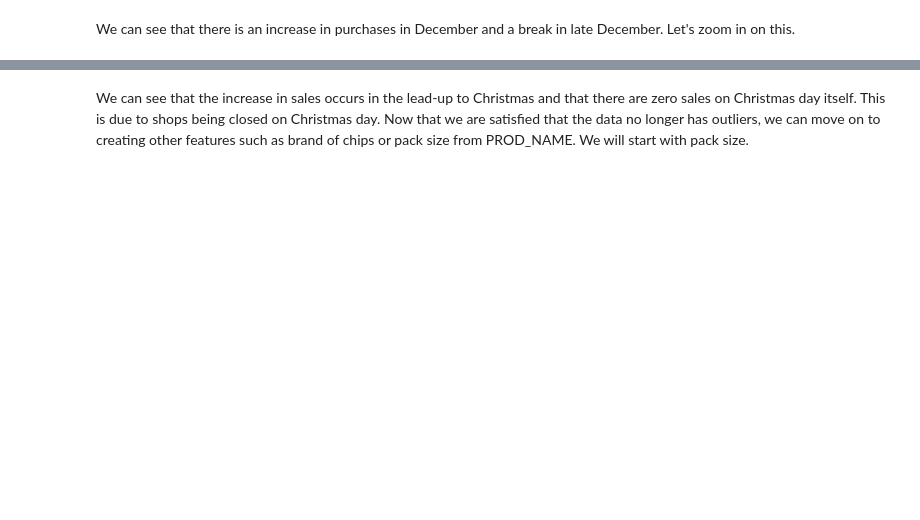
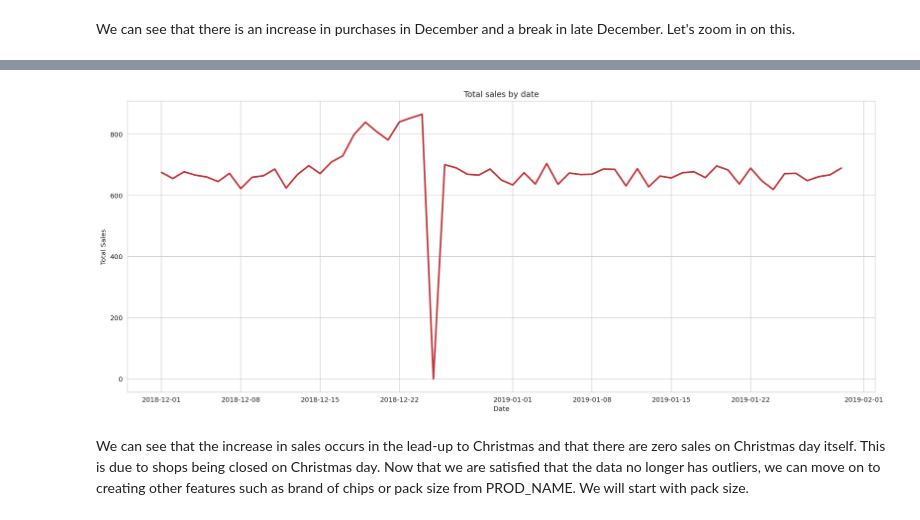
Before and after one commit to quanghuynguyen3007/QuantiumDataAnalyst, a Jupyter notebook: Quantium_part_1.ipynb, the cells around one changed output, grey strips where cells are left out. Drawn from its saved outputs; the diff is of its cells as text; code cells hidden in the pictures; blank space fills up the shorter version.

```diff
--- a/Quantium_part_1.ipynb
+++ b/Quantium_part_1.ipynb
@@ -234,9 +240,10 @@ December. Let's zoom in on this.
 transactions_by_date = transactionData.groupby(['DATE'])['TOT_SALES'].count()
 idx = pd.date_range('2018-12-01', '2019-01-30')
 transactions_by_date = transactions_by_date.reindex(idx, fill_value=0)
-fig = px.line(transactions_by_date,
-              title="Total sales by date",
-              labels={'value': 'Date', 'index':'Total Sales'},
-              template='plotly_dark')
-fig.show()
+plt.subplots(figsize=(20,8), dpi=144)
+sns.lineplot(data=transactions_by_date, palette="tab10", linewidth=2.5)
+plt.title("Total sales by date")
+plt.xlabel("Date")
+plt.ylabel('Total Sales')
+plt.show()
 # %% [output]
@@ -244,3 +250,4 @@ fig.show()
+[figure, added]
 # %% [markdown]
 We can see that the increase in sales occurs in the lead-up to Christmas and that there are zero sales on Christmas day itself. This is due to shops being closed on Christmas day.
 Now that we are satisfied that the data no longer has outliers, we can move on to
```
Also changed, not shown: parts of 37 cells of this notebook, 1 other file.
